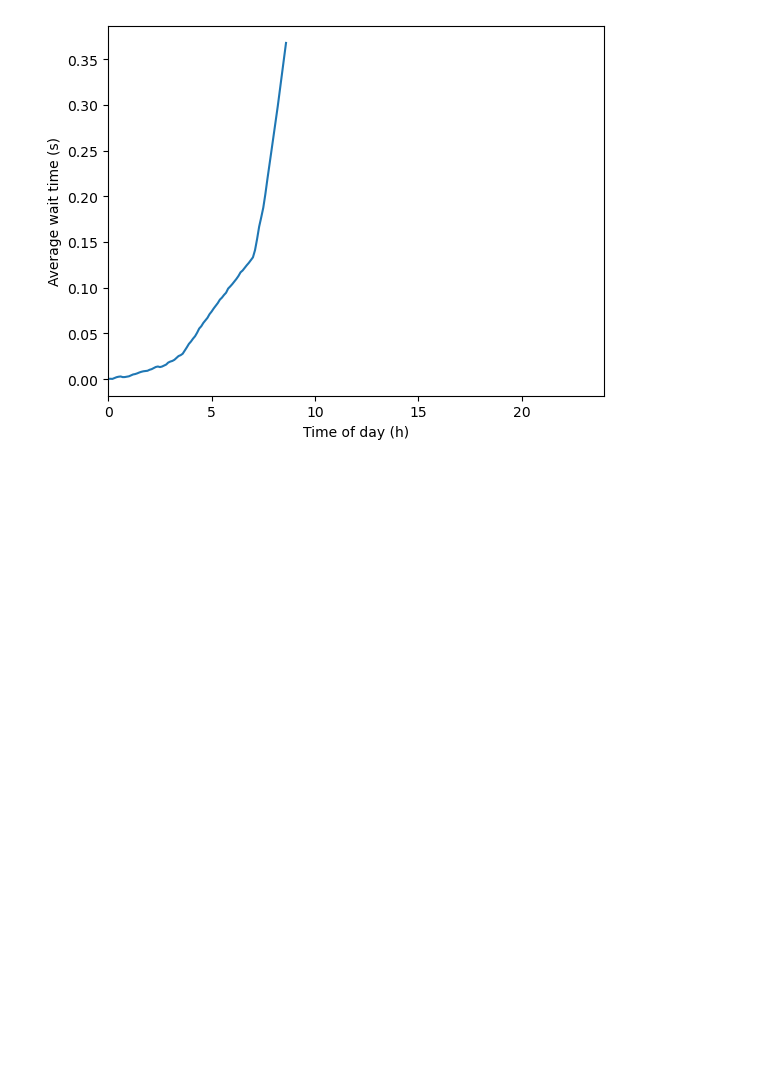
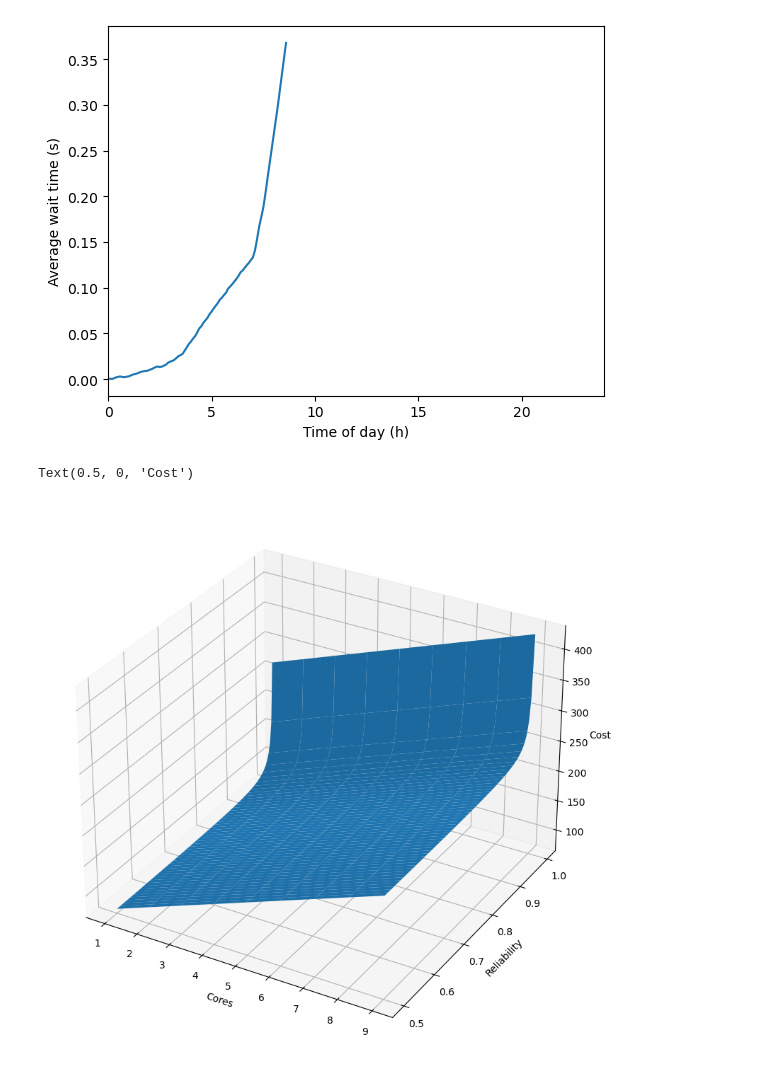
Before and after one commit to ReamG/am115_final, a Jupyter notebook: model.ipynb, the cells around one changed output. Drawn from its saved outputs; the diff is of its cells as text; code cells hidden in the pictures; blank space fills up the shorter version.

```diff
--- a/model.ipynb
+++ b/model.ipynb
@@ -22,8 +22,8 @@ def Cost(p,r):
     p : int, Number of cores
     r : float (0,1), Reliability
     """
-    if p < 0 or r <= 0 or r >= 1:
-        raise ValueError("Invalid input")
+    # if p < 0 or r <= 0 or r >= 1:
+    #     raise ValueError("Invalid input")
     base = 50
     cores = p*20
     reliability = np.tan(r + np.pi/2 - 1)
@@ -167,3 +167,20 @@ plt.xlim(0,24)
 # %% [output]
 (0.0, 24.0)
 [figure]
+# %%
+# Plot an interactive 3d contour plot of the Cost function with the parameters of cores and reliability
+
+cores = np.arange(1, 10, 1)
+reliability = np.arange(0.5, 1, 0.005)
+cores, reliability = np.meshgrid(cores, reliability)
+cost = Cost(cores, reliability)
+
+fig = plt.figure(figsize=(10,10))
+ax = fig.add_subplot(111, projection='3d')
+ax.plot_surface(cores, reliability, cost)
+ax.set_xlabel("Cores")
+ax.set_ylabel("Reliability")
+ax.set_zlabel("Cost")
+# %% [output]
+Text(0.5, 0, 'Cost')
+[figure, added]
```
Also changed, not shown: parts of 15 cells of this notebook.
